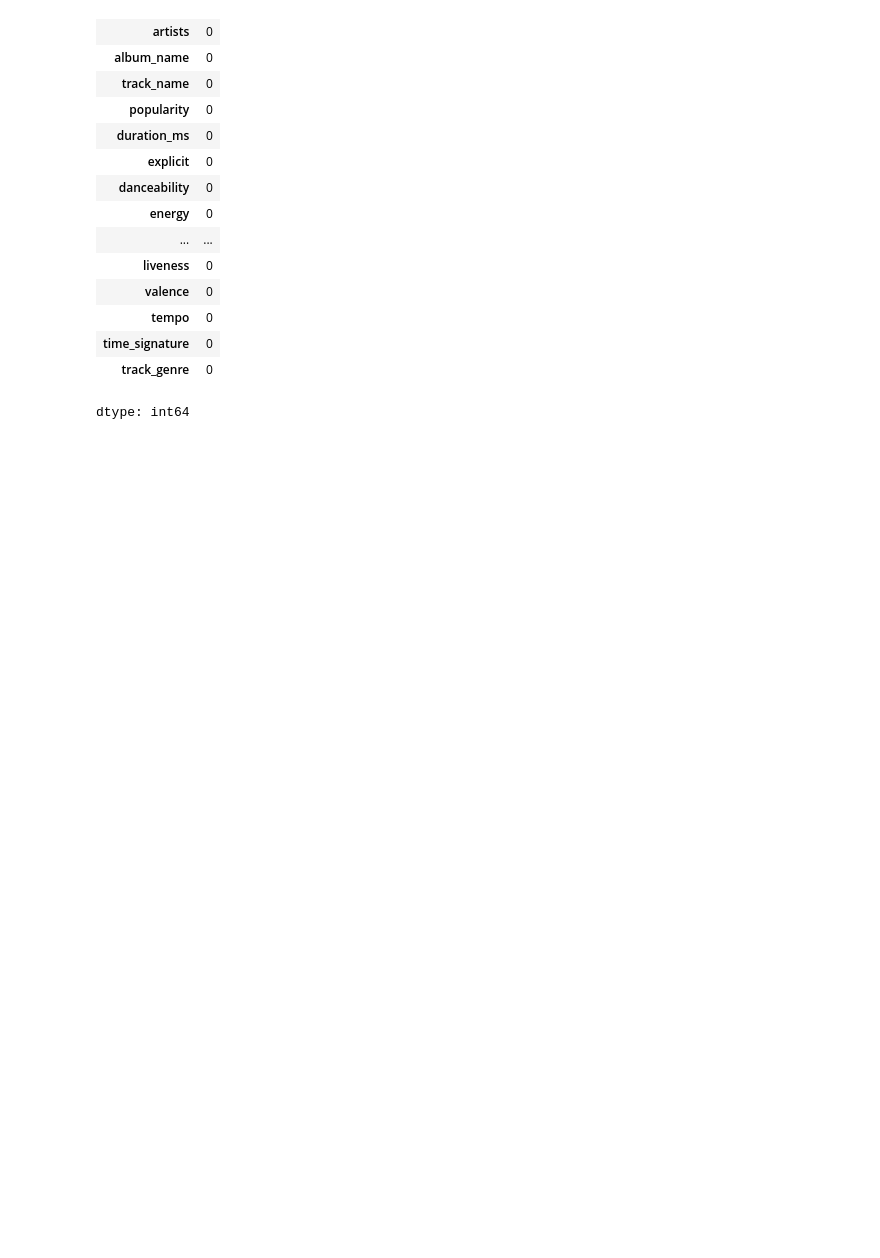
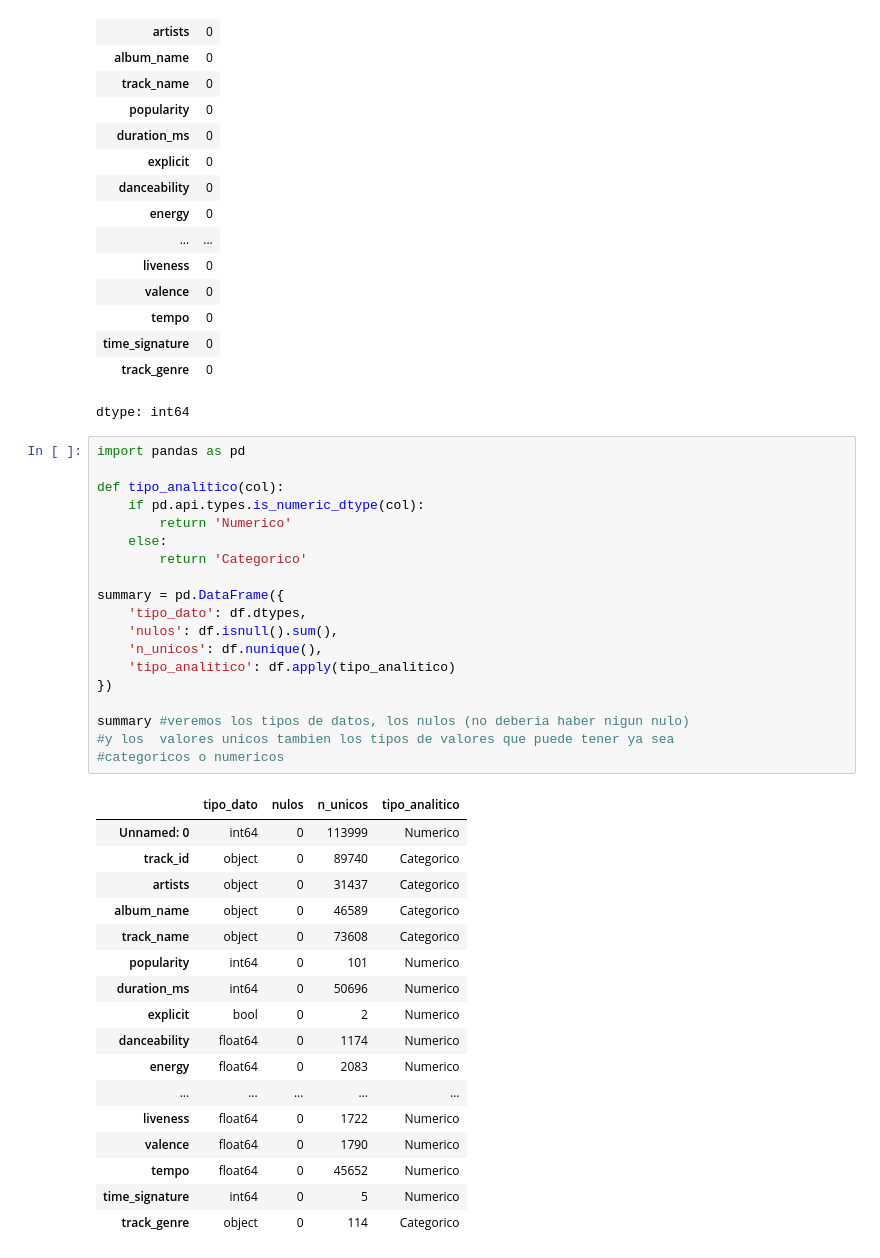
Before and after one commit to CamFuenzalidaC/GuerrerosZ, a Jupyter notebook: Primera_evaluacion.ipynb, the cells around one changed output. Drawn from its saved outputs; the diff is of its cells as text; blank space fills up the shorter version.

```diff
--- a/Primera_evaluacion.ipynb
+++ b/Primera_evaluacion.ipynb
@@ -92,3 +108,40 @@ df.isna().sum() # muestra que ya no esta la fila del nula
 | time_signature | 0 |
 | track_genre | 0 |
 dtype: int64
+# %%
+import pandas as pd
+
+def tipo_analitico(col):
+    if pd.api.types.is_numeric_dtype(col):
+        return 'Numerico'
+    else:
+        return 'Categorico'
+
+summary = pd.DataFrame({
+    'tipo_dato': df.dtypes,
+    'nulos': df.isnull().sum(),
+    'n_unicos': df.nunique(),
+    'tipo_analitico': df.apply(tipo_analitico)
+})
+
+summary #veremos los tipos de datos, los nulos (no deberia haber nigun nulo)
+#y los  valores unicos tambien los tipos de valores que puede tener ya sea
+#categoricos o numericos
+# %% [output]
+|  | tipo_dato | nulos | n_unicos | tipo_analitico |
+| Unnamed: 0 | int64 | 0 | 113999 | Numerico |
+| track_id | object | 0 | 89740 | Categorico |
+| artists | object | 0 | 31437 | Categorico |
+| album_name | object | 0 | 46589 | Categorico |
+| track_name | object | 0 | 73608 | Categorico |
+| popularity | int64 | 0 | 101 | Numerico |
+| duration_ms | int64 | 0 | 50696 | Numerico |
+| explicit | bool | 0 | 2 | Numerico |
+| danceability | float64 | 0 | 1174 | Numerico |
+| energy | float64 | 0 | 2083 | Numerico |
+| ... | ... | ... | ... | ... |
+| liveness | float64 | 0 | 1722 | Numerico |
+| valence | float64 | 0 | 1790 | Numerico |
+| tempo | float64 | 0 | 45652 | Numerico |
+| time_signature | int64 | 0 | 5 | Numerico |
+| track_genre | object | 0 | 114 | Categorico |
```
Also changed, not shown: parts of 8 cells of this notebook.
